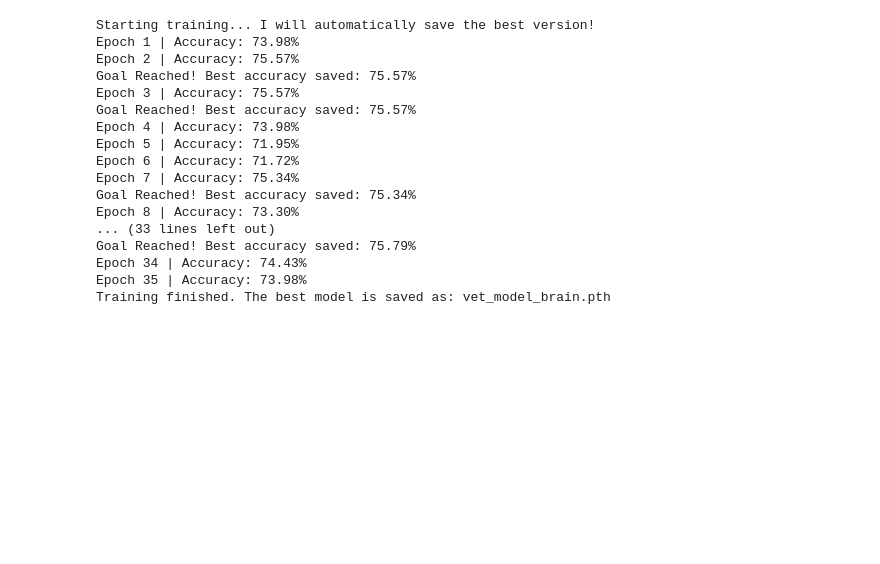
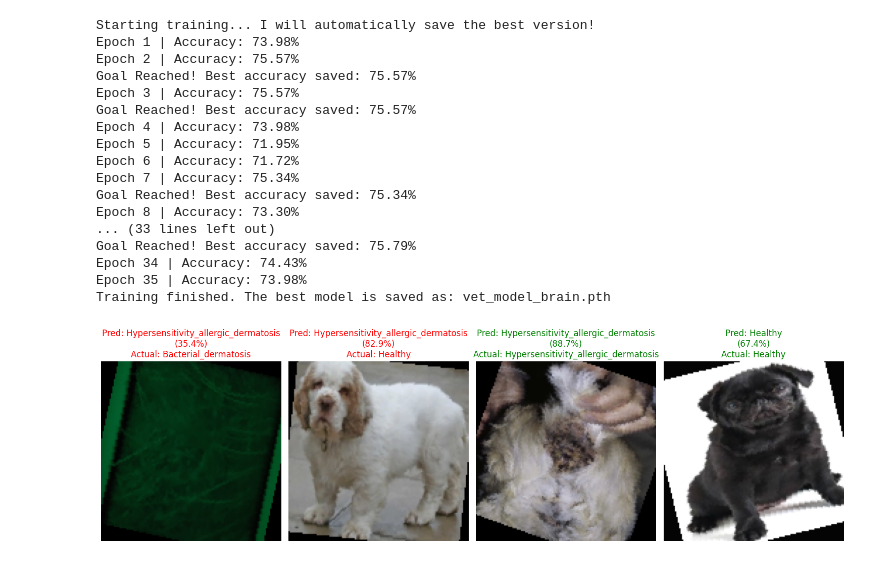
Before and after one commit to shahzaibkhanniazi-dot/MSAI-VetDisease-CRNN-2026, a Jupyter notebook: MSAI_VetDisease_CRNN_2026.ipynb, the cells around one changed output. Saved outputs shown, nothing was run; the diff lists cells and outputs as text; code cells hidden in the pictures; blank space fills up the shorter version.

```diff
--- a/MSAI_VetDisease_CRNN_2026.ipynb
+++ b/MSAI_VetDisease_CRNN_2026.ipynb
@@ -635,3 +635,57 @@ Goal Reached! Best accuracy saved: 75.79%
 Epoch 34 | Accuracy: 74.43%
 Epoch 35 | Accuracy: 73.98%
 Training finished. The best model is saved as: vet_model_brain.pth
+# %%
+import matplotlib.pyplot as plt
+import torch.nn.functional as F
+
+# Function to show how my model sees and predicts
+def visualize_predictions(model, test_loader, num_images=4):
+    model.eval()
+    images_shown = 0
+    plt.figure(figsize=(15, 10))
+
+    # Getting the names of the diseases from our dataset
+    class_names = dataset.classes
+
+    with torch.no_grad():
+        for images, labels in test_loader:
+            images, labels = images.to(device), labels.to(device)
+            outputs = model(images)
+
+            # Turning outputs into percentages (confidence)
+            probabilities = F.softmax(outputs, dim=1)
+            confidences, predicted = torch.max(probabilities, 1)
+
+            for i in range(images.size(0)):
+                if images_shown >= num_images:
+                    break
+
+                # Preparing the image to be shown
+                img = images[i].cpu().permute(1, 2, 0).numpy()
+                img = (img * 0.5) + 0.5  # Un-normalizing to show original colors
+
+                plt.subplot(1, num_images, images_shown + 1)
+                plt.imshow(img)
+
+                # Creating a label with the prediction and how sure the model is
+                pred_name = class_names[predicted[i].item()]
+                true_name = class_names[labels[i].item()]
+                confidence = confidences[i].item() * 100
+
+                color = 'green' if pred_name == true_name else 'red'
+                plt.title(f"Pred: {pred_name}\n({confidence:.1f}%)\nActual: {true_name}", color=color)
+                plt.axis('off')
+
+                images_shown += 1
+
+            if images_shown >= num_images:
+                break
+
+    plt.tight_layout()
+    plt.show()
+
+# Run this to see the visual results
+visualize_predictions(model, test_loader)
+# %% [output]
+[figure, added]
```
